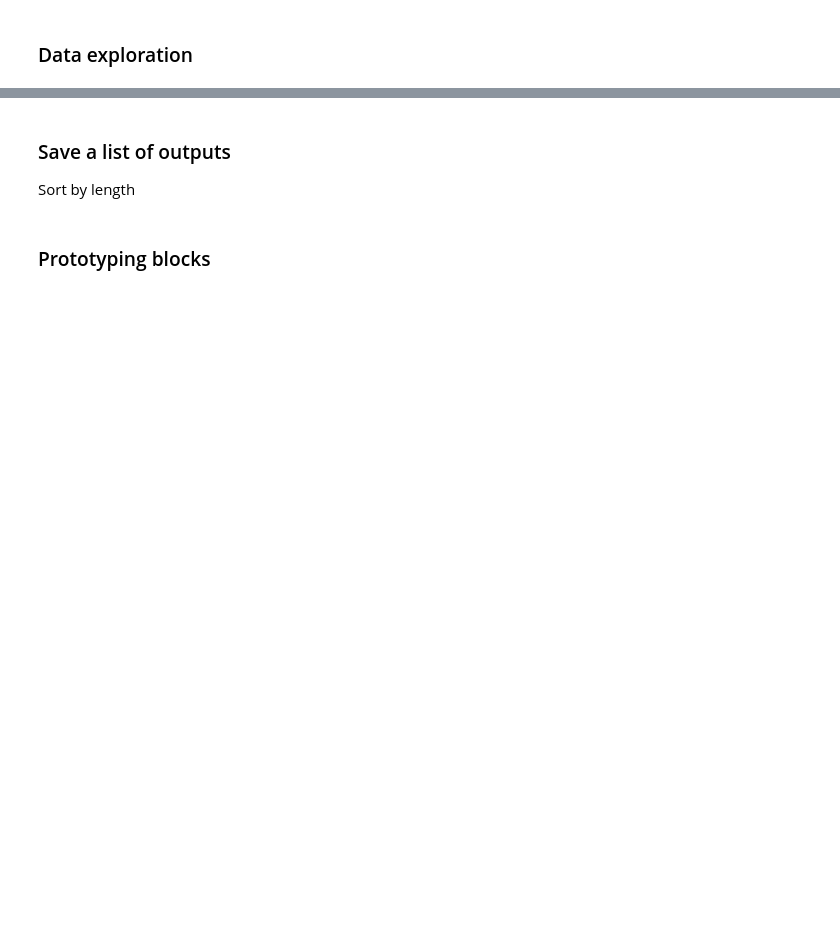
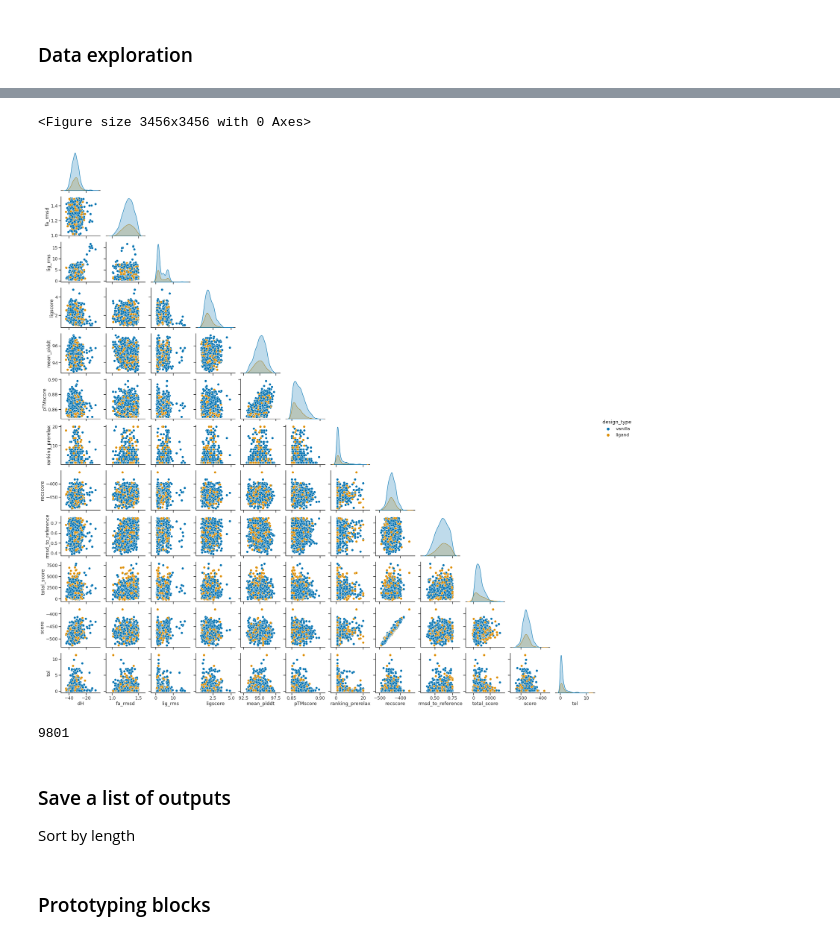
Before and after one commit to proleu/grad_reqs, a Jupyter notebook: 03_redock_ligand.ipynb, the cells around one changed output, grey strips where cells are left out. Cells and saved outputs as stored; diff of their text form; code cells hidden in the pictures; blank space fills up the shorter version.

```diff
--- a/03_redock_ligand.ipynb
+++ b/03_redock_ligand.ipynb
@@ -111,3 +151,17 @@ print(list(scores_df.columns))
+# %%
+the_fig = pairplot_df(
+    df=scores_df.sample(1000, random_state=0),
+    cols=cols,
+    hue="design_type",
+)
+plt.savefig(os.path.join(output_path, "dock_scores_paired.png"))
+# %% [output]
+<Figure size 3456x3456 with 0 Axes>
+[figure, added]
+# %%
+len(set(scores_df["path_in"].values))
+# %% [output]
+9801
 # %% [markdown]
 ### Save a list of outputs
 Sort by length
```
Also changed, not shown: parts of 9 cells of this notebook, 3 other files.
